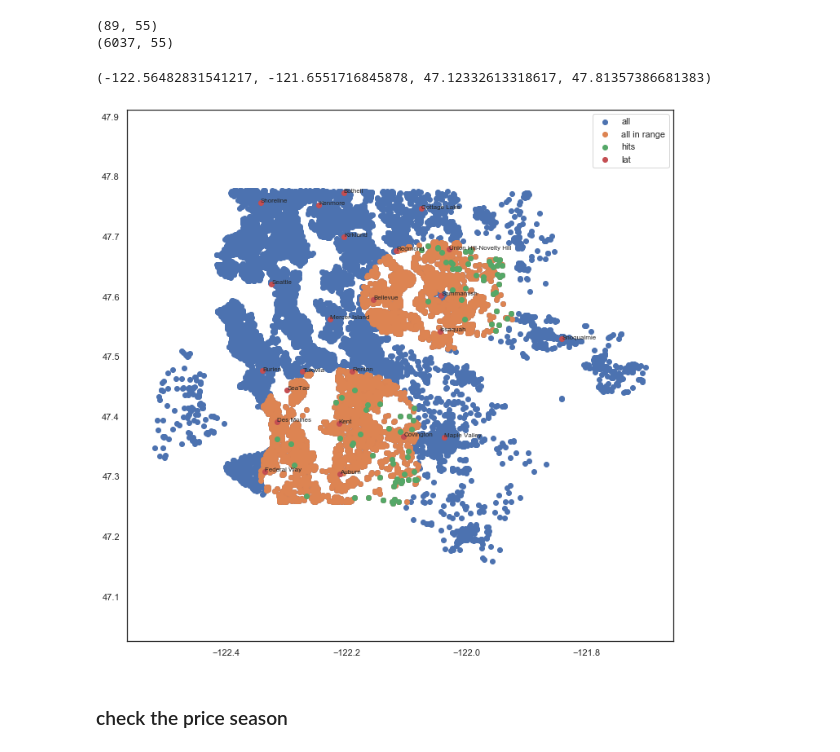
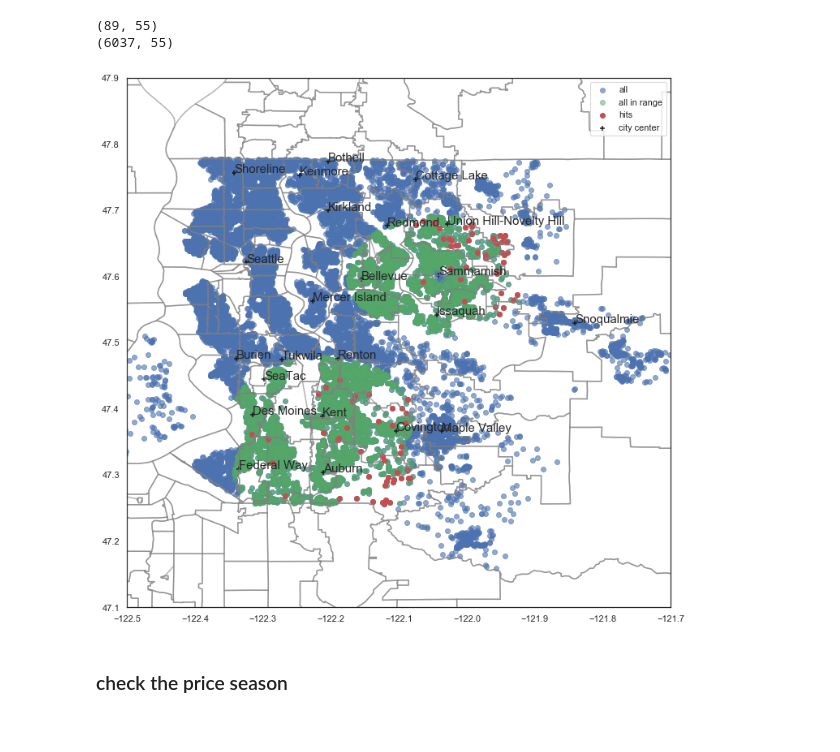
Before and after one commit to ArneSch/NF_EDAPrj_House_Price, a Jupyter notebook: King_Counte_House_Price_Urban_Farming.ipynb, the cells around one changed output. Cells and saved outputs as stored; diff of their text form; code cells hidden in the pictures.

```diff
--- a/King_Counte_House_Price_Urban_Farming.ipynb
+++ b/King_Counte_House_Price_Urban_Farming.ipynb
@@ -233,19 +233,32 @@ print(df_all_range.shape)
 (6037, 55)
 # %%
 ## show selected postion
+
+import shapefile as shp  # Requires the pyshp package
+sf = shp.Reader("./data/Zipcodes_for_King_County_and_Surrounding_Area__zipcode_area.shp")
+
 plt.figure(figsize=(12,12))
-plt.scatter(x='long',y='lat',data=df_raw[df_raw.long < -121.7],label= 'all')
-plt.scatter(x='long',y='lat',data=df_all_range, label='all in range')
-plt.scatter(x='long',y='lat',data=df_select, label='hits')
+for shape in sf.shapeRecords():
+    x = [i[0] for i in shape.shape.points[:]]
+    y = [i[1] for i in shape.shape.points[:]]
+    plt.plot(x,y,'gray', alpha=0.6)
+
+
+plt.scatter(x='long',y='lat',data=df_raw[df_raw.long < -121.7],label= 'all', alpha=0.6)
+plt.scatter(x='long',y='lat',data=df_all_range, label='all in range', alpha=0.5, color='g')
+plt.scatter(x='long',y='lat',data=df_select, label='hits', color='r')
 d = city_data
-plt.scatter(x='lng',y='lat',data=d)
+plt.scatter(x='lng',y='lat',data=d ,marker='+', label='city center', color='k')
 for c,lat,lng in zip(d.city,d.lat,d.lng):
-    plt.text(lng,lat,c, fontsize=8)
+    plt.text(lng,lat,c, fontsize=15)
 plt.legend()
-plt.axis('equal')
+#plt.axis('equal')
+plt.ylim(47.1,47.1+0.8)
+plt.xlim(-122.5,-122.5+0.8)
+
+plt.savefig('./pic_exports/CitySelect_Map', dpi=300)
 # %% [output]
-(-122.56482831541217, -121.6551716845878, 47.12332613318617, 47.81357386681383)
-[figure, old version]
+[figure, new version]
 # %% [markdown]
 ### check the price season
 # %%
```
Also changed, not shown: 6 other files.
